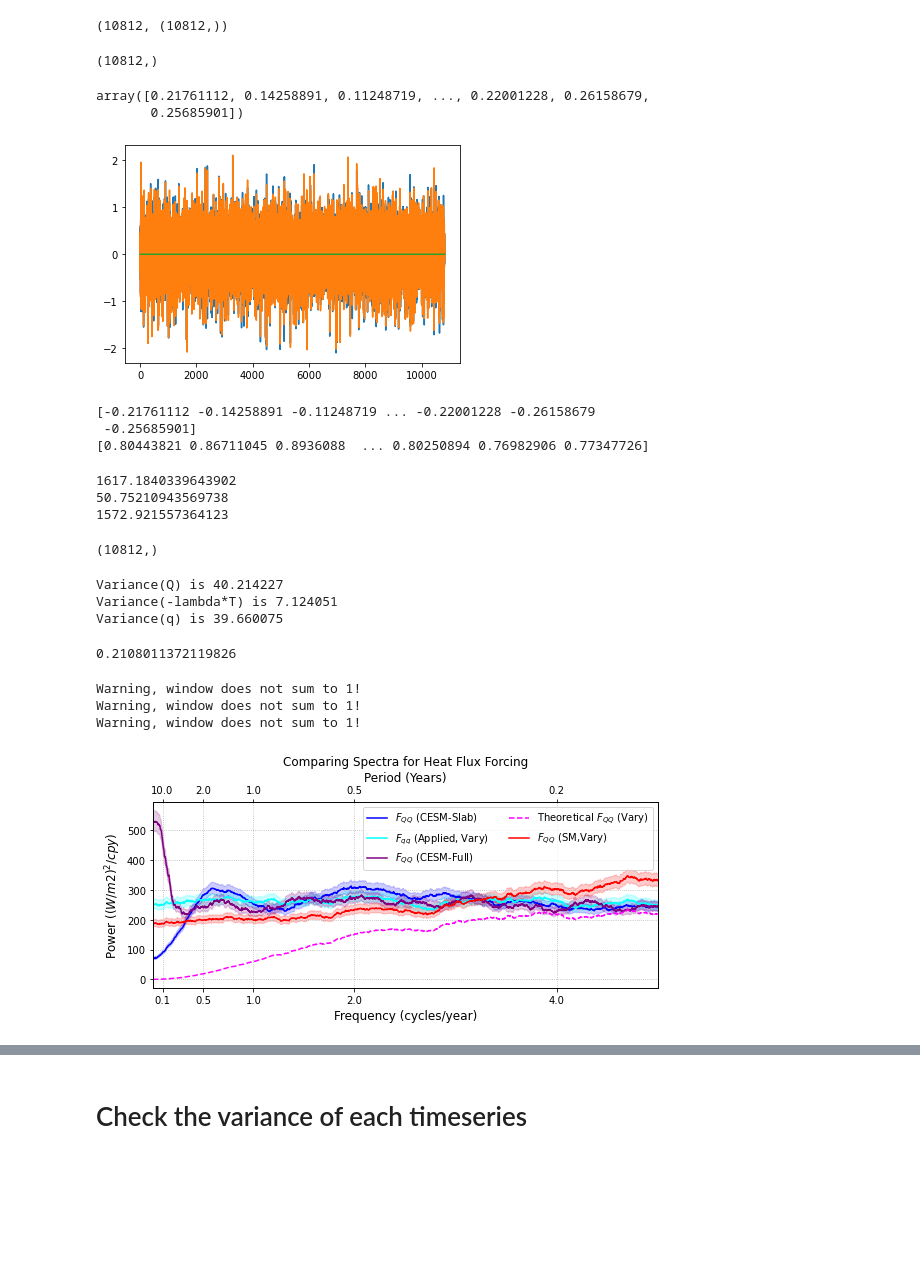
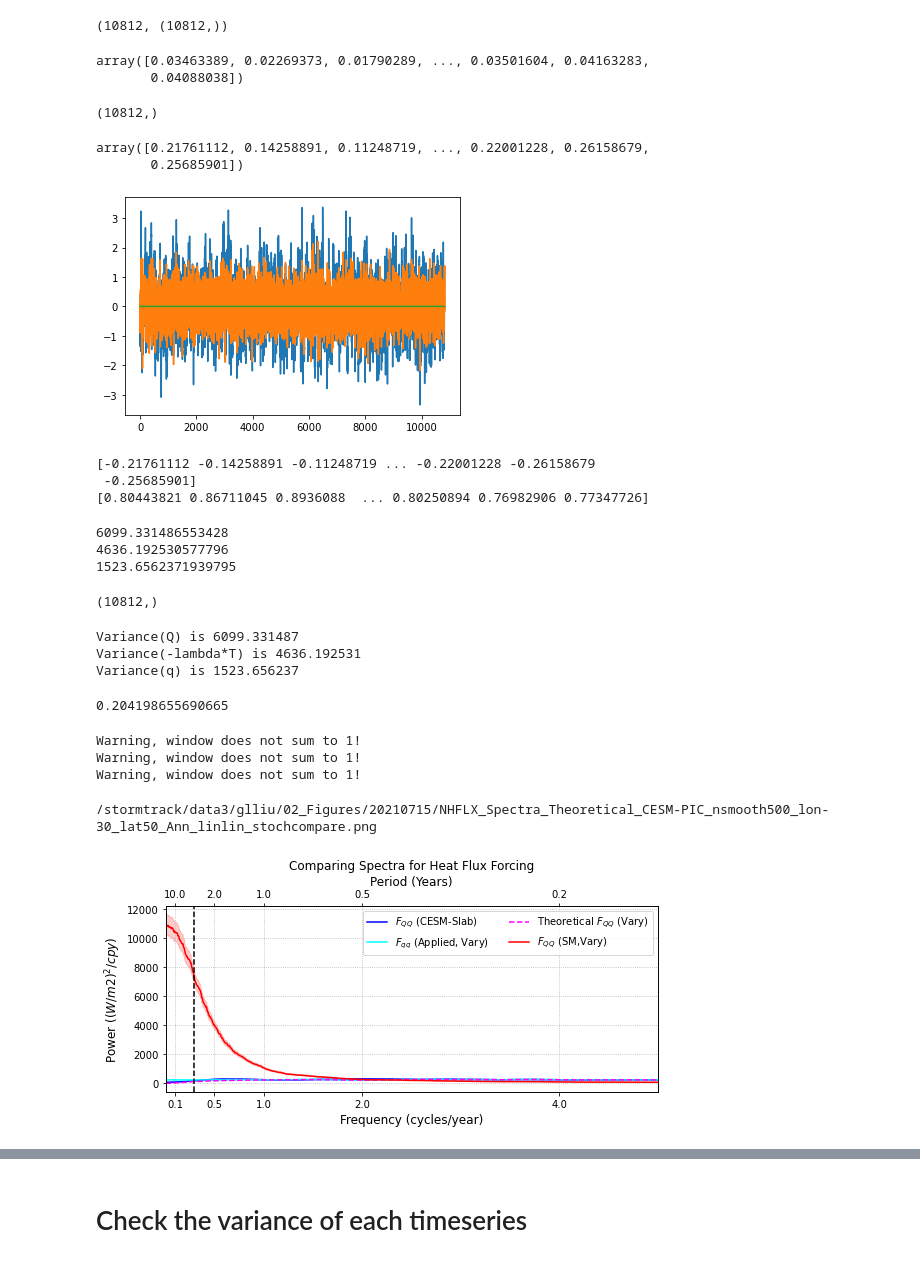
Before and after one commit to glennliu265/stochmod, a Jupyter notebook: analysis/compare_spectra_theoretical.ipynb, the cells around one changed output, grey strips where cells are left out. Cells and saved outputs as stored; diff of their text form; code cells hidden in the pictures; blank space fills up the shorter version.

Commit message:
Further updates to theoretical spectra comparison

```diff
--- a/analysis/compare_spectra_theoretical.ipynb
+++ b/analysis/compare_spectra_theoretical.ipynb
@@ -554,13 +578,16 @@ Fqq0 = specs[2][0] # Take value of Fqq at zero
 omega = freqs[0]
 
 # Theoretical F_QQ, smooth estimate, assuming white noise
-Qth     = Fqq0 * (omega**2 / (omega**2+lbd_avg**2))
+Qth      = Fqq0 * (omega**2 / (omega**2+(lbd_avg/2/np.pi)**2))
+
+#Qth_mon2 = Fqq0 * (omega**2 / (omega**2+(np.tile(lbd_mon,int(len(specs[3])/12))/2/np.pi)**2))
+
 
 # F_QQ estimated with seasonal mean parameters
-Qth_avg = specs[2] * (omega**2 / (omega**2+lbd_avg**2))
+Qth_avg = specs[2] * (omega**2 / (omega**2+(lbd_avg/2/np.pi)**2))
 
 # F_QQ estimated with monthly varying parameters
-Qth_mon = specs[3] * (omega**2 / (omega**2+lbd_avg**2))
+Qth_mon = specs[3] * (omega**2 / (omega**2+(lbd_avg/2/np.pi)**2))
 
 # Other
 #QthQQ = (Fqq0+(1-underest.max())*Fqq0) * (omega**2 / (omega**2+lbd_avg**2)) # Rescale by 6% to re-estimate the values
@@ -806,13 +839,10 @@ t0     = 0
 dt     = 3600*24*30
 
 # Prepare some variables
-lbd_in = np.tile(lbd_mon,int(t_end/12))
+lbd_in = np.tile(lbd_mon,int(t_end/12)) #/ (2*np.pi)
 FAC    = (1-np.exp(-lbd_in))/lbd_in
 
 q_in   = q_mon/(rho*cp0*mld.mean())*dt
-
-
-
 
 # Preallocate
 T = np.zeros(t_end)
@@ -820,11 +850,11 @@ dampterm = T.copy()
 forceterm = T.copy()
 #T[0] = t0
 for t in range(t_end):
-    #dampterm[t]  = np.exp(-lbd_in[t]*dt)*T[t-1]
+    dampterm[t]  = np.exp(-lbd_in[t]*dt)*T[t-1]
 
     #forceterm[t] = FAC[t] * q_in[t]
 
-    dampterm[t]  = -lbd_in[t]*dt*T[t-1]
+    #dampterm[t]  = -lbd_in[t]*dt*T[t-1]
     forceterm[t] = FAC[t] * q_in[t]
     T[t] = dampterm[t] + forceterm[t]
 
@@ -832,6 +862,11 @@ for t in range(t_end):
 len(q_mon),lbd_in.shape
 # %% [output]
 (10812, (10812,))
+# %%
+lbd_in/(2*np.pi)*dt
+# %% [output]
+array([0.03463389, 0.02269373, 0.01790289, ..., 0.03501604, 0.04163283,
+       0.04088038])
 # %%
 q_only = q_in - dampterm
 q_only
@@ -845,7 +880,7 @@ lbd_in*dt
 # %% [output]
 array([0.21761112, 0.14258891, 0.11248719, ..., 0.22001228, 0.26158679,
        0.25685901])
-[figure, old version]
+[figure, new version]
 # %%
 print(-lbd_in*dt)
 print(np.exp(-lbd_in*dt))
@@ -875,9 +910,9 @@ for varss in stochspec0: # Convert back by multiplying by rho cp h
 
 stochspec[1].shape
 # %% [output]
-1617.1840339643902
-50.75210943569738
-1572.921557364123
+6099.331486553428
+4636.192530577796
+1523.6562371939795
 (10812,)
 # %%
 #Print Variance of each variable
@@ -887,13 +922,13 @@ stochvarn = ("Q","-lambda*T","q")
 for v in range(len(stochspec0)):
     print("Variance(%s) is %f" % (stochvarn[v],np.var(stochspec0[v]*(rho*cp0*mld.mean()/dt))))
 # %% [output]
-Variance(Q) is 40.214227
-Variance(-lambda*T) is 7.124051
-Variance(q) is 39.660075
+Variance(Q) is 6099.331487
+Variance(-lambda*T) is 4636.192531
+Variance(q) is 1523.656237
 # %%
 np.var(stochspec0[v])
 # %% [output]
-0.2108011372119826
+0.204198655690665
 # %%
 # Calculate the spectra of each one
 
@@ -938,7 +973,7 @@ stnames  = ["$F_{QQ}$ (SM,Vary)","$F_{damping}$ (SM)","$F_{qq}$ (SM)"]
 
 fig,ax = plt.subplots(1,1,figsize=(8,4))
 
-for n in [1,3,4]:
+for n in [1,3]:
     ax.plot(freqs[n]*plotdt,specs[n]/plotdt,color=ecolors[n],label=enames[n])
 
     if plotconf:
@@ -963,34 +998,36 @@ for n in [0]:
                                        label="")
 
 
-
-
+khalf = np.argmax(Qth_mon/specs[3]>0.5)
+ax.axvline(freqs[3][khalf]*plotdt,color='k',ls='dashed')
 
 # Set Labels
 ax.set_ylabel("Power ($(W/m2)^{2} / cpy$)",fontsize=12)
 ax.set_xlabel("Frequency (cycles/year)",fontsize=12)
 htax = viz.twin_freqaxis(ax,freqs[1],"Years",plotdt,mode='lin-lin',xtick=xtick)
 
 # Set upper x-axis ticks
 xtick2 = htax.get_xticks()
 xtkl = ["%.1f" % (1/x) for x in xtick2]
 htax.set_xticklabels(xtkl)
 
 # Set axis limits
 ax.set_xlim(xlm)
 htax.set_xlim(xlm)
 #ax.set_ylim([0,1000])
 # ax.set_ylim(ylm)
 # htax.set_ylim(ylm)
 
 ax.legend(fontsize=10,ncol=2)
 #ax.set_title(titles[i])
 
 locstring= "30W, 50N"
 ax.set_title("Comparing Spectra for Heat Flux Forcing")
 ax.grid(True,which='both',ls='dotted')
 plt.tight_layout()
 
 plt.savefig("%sNHFLX_Spectra_Theoretical_CESM-PIC_nsmooth%i_lon-30_lat50_Ann_linlin_stochcompare.png"%(outpath,nsmooth[1]),dpi=200)
+print("%sNHFLX_Spectra_Theoretical_CESM-PIC_nsmooth%i_lon-30_lat50_Ann_linlin_stochcompare.png"%(outpath,nsmooth[1]))
 # %% [output]
+/stormtrack/data3/glliu/02_Figures/20210715/NHFLX_Spectra_Theoretical_CESM-PIC_nsmooth500_lon-30_lat50_Ann_linlin_stochcompare.png
-[figure, old version]
+[figure, new version]
```
Also changed, not shown: parts of 25 cells of this notebook.
